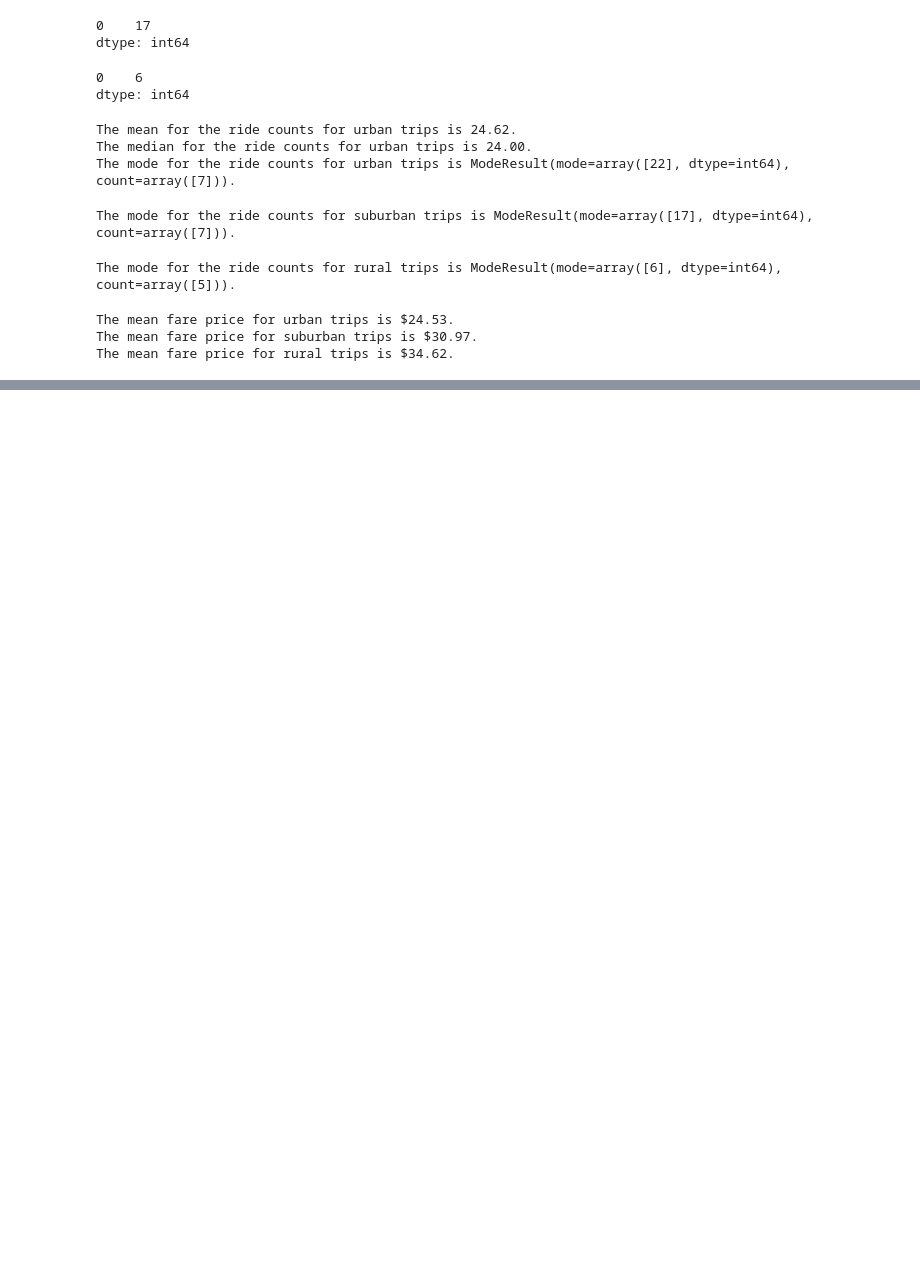
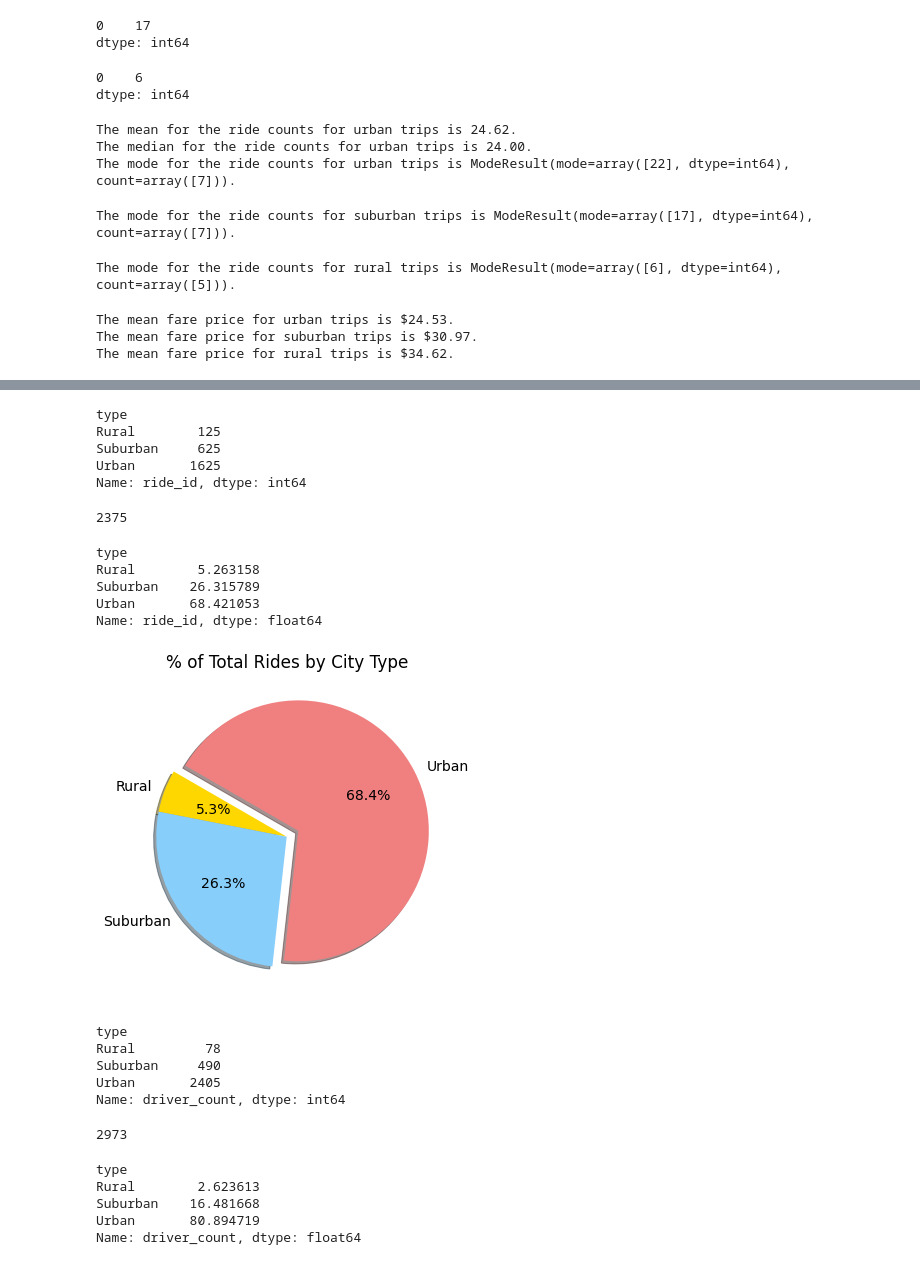
Before and after one commit to vedikanigam/PyBer_Analysis, a Jupyter notebook: PyBer.ipynb, the cells around one changed output, grey strips where cells are left out. Saved outputs shown, nothing was run; the diff lists cells and outputs as text; code cells hidden in the pictures; blank space fills up the shorter version.

```diff
--- a/PyBer.ipynb
+++ b/PyBer.ipynb
@@ -378,0 +386,66 @@ plt.show()
+# %%
+# Get the total number of rides for each city type.
+ride_total_bytype = pyber_data_df.groupby(pyber_data_df["type"]).count()["ride_id"]
+ride_total_bytype
+# %% [output]
+type
+Rural        125
+Suburban     625
+Urban       1625
+Name: ride_id, dtype: int64
+# %%
+# Get the total number of rides for all cities.
+total_rides = pyber_data_df["ride_id"].count()
+total_rides
+# %% [output]
+2375
+# %%
+# Calculate the percentage of rides for each city type.
+ride_percentage=ride_total_bytype/total_rides*100
+ride_percentage
+# %% [output]
+type
+Rural        5.263158
+Suburban    26.315789
+Urban       68.421053
+Name: ride_id, dtype: float64
+# %%
+plt.subplots(figsize=(10,6))
+plt.pie(ride_percentage, labels=["Rural","Suburban","Urban"],
+       colors = ["gold","lightskyblue","lightcoral"],
+       explode=[0,0,0.1], autopct='%1.1f%%',shadow=True, startangle=150)
+
+plt.title("% of Total Rides by City Type")
+# Change the default font size from 10 to 14.
+mpl.rcParams['font.size'] = 14
+# Save Figure
+plt.savefig("analysis/Fig6.png")
+
+plt.show()
+# %% [output]
+[figure, added]
+# %%
+# Get the total number of rides for each city type.
+driver_total_bytype = city_data_df.groupby(city_data_df["type"]).sum()["driver_count"]
+driver_total_bytype
+# %% [output]
+type
+Rural         78
+Suburban     490
+Urban       2405
+Name: driver_count, dtype: int64
+# %%
+# Get the total number of drivers for all cities.
+total_drivers = city_data_df["driver_count"].sum()
+total_drivers
+# %% [output]
+2973
+# %%
+driver_percentage=driver_total_bytype/total_drivers*100
+driver_percentage
+# %% [output]
+type
+Rural        2.623613
+Suburban    16.481668
+Urban       80.894719
+Name: driver_count, dtype: float64
```
Also changed, not shown: parts of 20 cells of this notebook, 2 other files.
